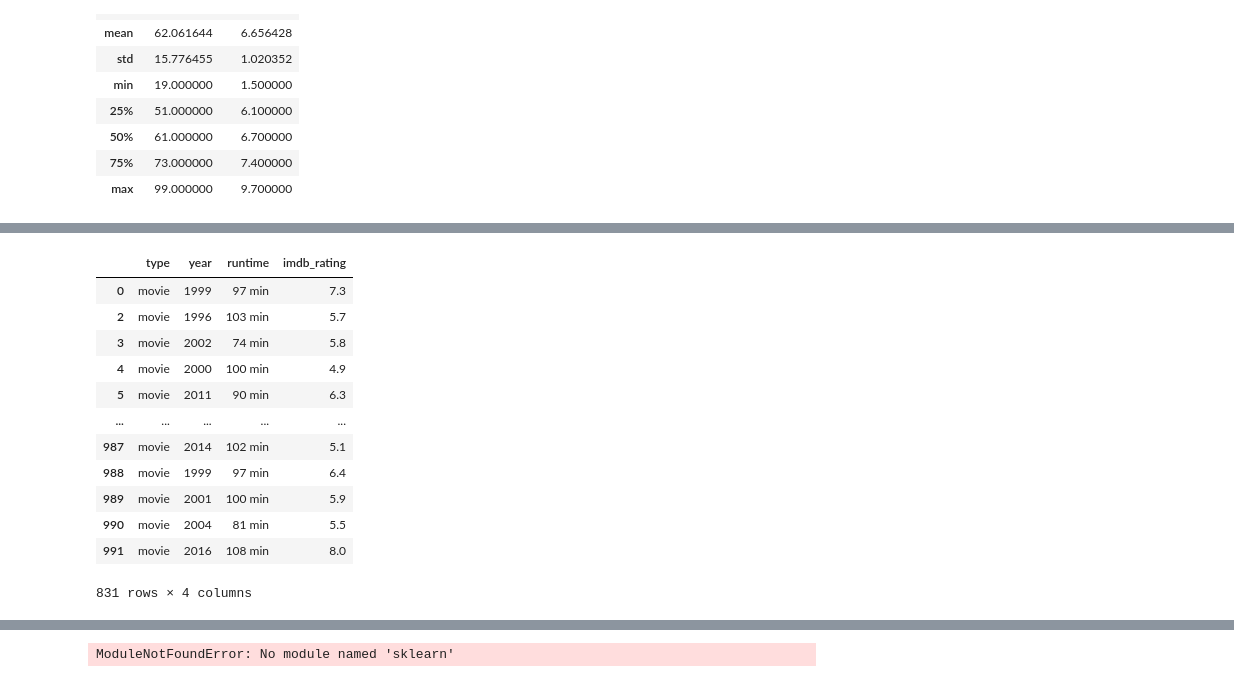
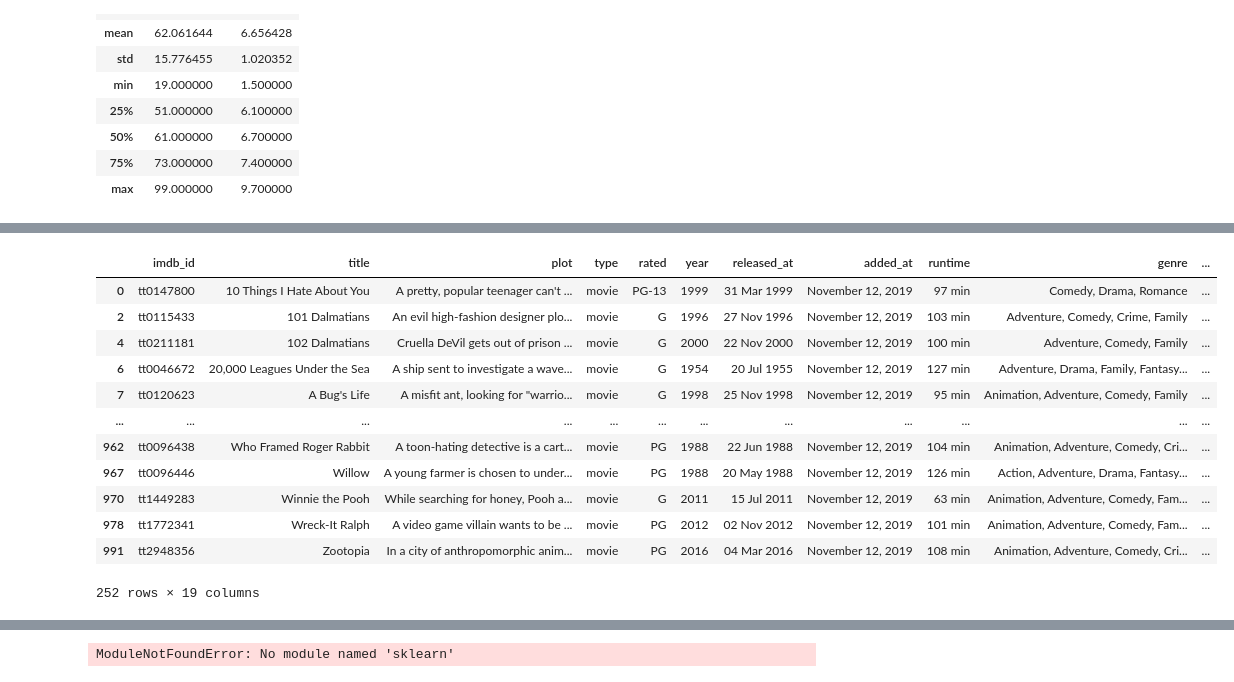
Before and after one commit to nithiyasuresh/Disney_project, a Jupyter notebook: initial.ipynb, the cells around one changed output, grey strips where cells are left out. Saved outputs shown, nothing was run; the diff lists cells and outputs as text; code cells hidden in the pictures.

Commit message:
more graph plots

```diff
--- a/initial.ipynb
+++ b/initial.ipynb
@@ -170,22 +223,22 @@ disney_plus_shows_df
 # %%
-# Dropping nan values from the dataframe
+# # Dropping nan values from the dataframe
 
-disney_plus_shows_df.dropna(axis='rows', how='any', inplace=True)
-disney_plus_shows_df
+# disney_plus_shows_df.dropna(axis='rows', how='any', inplace=True)
+# disney_plus_shows_df
 # %% [output]
-|  | type | year | runtime | imdb_rating |
-| 0 | movie | 1999 | 97 min | 7.3 |
-| 2 | movie | 1996 | 103 min | 5.7 |
-| 3 | movie | 2002 | 74 min | 5.8 |
-| 4 | movie | 2000 | 100 min | 4.9 |
-| 5 | movie | 2011 | 90 min | 6.3 |
-| ... | ... | ... | ... | ... |
-| 987 | movie | 2014 | 102 min | 5.1 |
-| 988 | movie | 1999 | 97 min | 6.4 |
-| 989 | movie | 2001 | 100 min | 5.9 |
-| 990 | movie | 2004 | 81 min | 5.5 |
-| 991 | movie | 2016 | 108 min | 8.0 |
+|  | imdb_id | title | plot | type | rated | year | released_at | added_at | runtime | genre | ... |
+| 0 | tt0147800 | 10 Things I Hate About You | A pretty, popular teenager can't ... | movie | PG-13 | 1999 | 31 Mar 1999 | November 12, 2019 | 97 min | Comedy, Drama, Romance | ... |
+| 2 | tt0115433 | 101 Dalmatians | An evil high-fashion designer plo... | movie | G | 1996 | 27 Nov 1996 | November 12, 2019 | 103 min | Adventure, Comedy, Crime, Family | ... |
+| 4 | tt0211181 | 102 Dalmatians | Cruella DeVil gets out of prison ... | movie | G | 2000 | 22 Nov 2000 | November 12, 2019 | 100 min | Adventure, Comedy, Family | ... |
+| 6 | tt0046672 | 20,000 Leagues Under the Sea | A ship sent to investigate a wave... | movie | G | 1954 | 20 Jul 1955 | November 12, 2019 | 127 min | Adventure, Drama, Family, Fantasy... | ... |
+| 7 | tt0120623 | A Bug's Life | A misfit ant, looking for "warrio... | movie | G | 1998 | 25 Nov 1998 | November 12, 2019 | 95 min | Animation, Adventure, Comedy, Family | ... |
+| ... | ... | ... | ... | ... | ... | ... | ... | ... | ... | ... | ... |
+| 962 | tt0096438 | Who Framed Roger Rabbit | A toon-hating detective is a cart... | movie | PG | 1988 | 22 Jun 1988 | November 12, 2019 | 104 min | Animation, Adventure, Comedy, Cri... | ... |
+| 967 | tt0096446 | Willow | A young farmer is chosen to under... | movie | PG | 1988 | 20 May 1988 | November 12, 2019 | 126 min | Action, Adventure, Drama, Fantasy... | ... |
+| 970 | tt1449283 | Winnie the Pooh | While searching for honey, Pooh a... | movie | G | 2011 | 15 Jul 2011 | November 12, 2019 | 63 min | Animation, Adventure, Comedy, Fam... | ... |
+| 978 | tt1772341 | Wreck-It Ralph | A video game villain wants to be ... | movie | PG | 2012 | 02 Nov 2012 | November 12, 2019 | 101 min | Animation, Adventure, Comedy, Fam... | ... |
+| 991 | tt2948356 | Zootopia | In a city of anthropomorphic anim... | movie | PG | 2016 | 04 Mar 2016 | November 12, 2019 | 108 min | Animation, Adventure, Comedy, Cri... | ... |
-831 rows × 4 columns
+252 rows × 19 columns
 # %%
 # Identify the target variable as imdb_ratings
 y = disney_plus_shows_df['imdb_rating']
```
Also changed, not shown: parts of 12 cells of this notebook.
